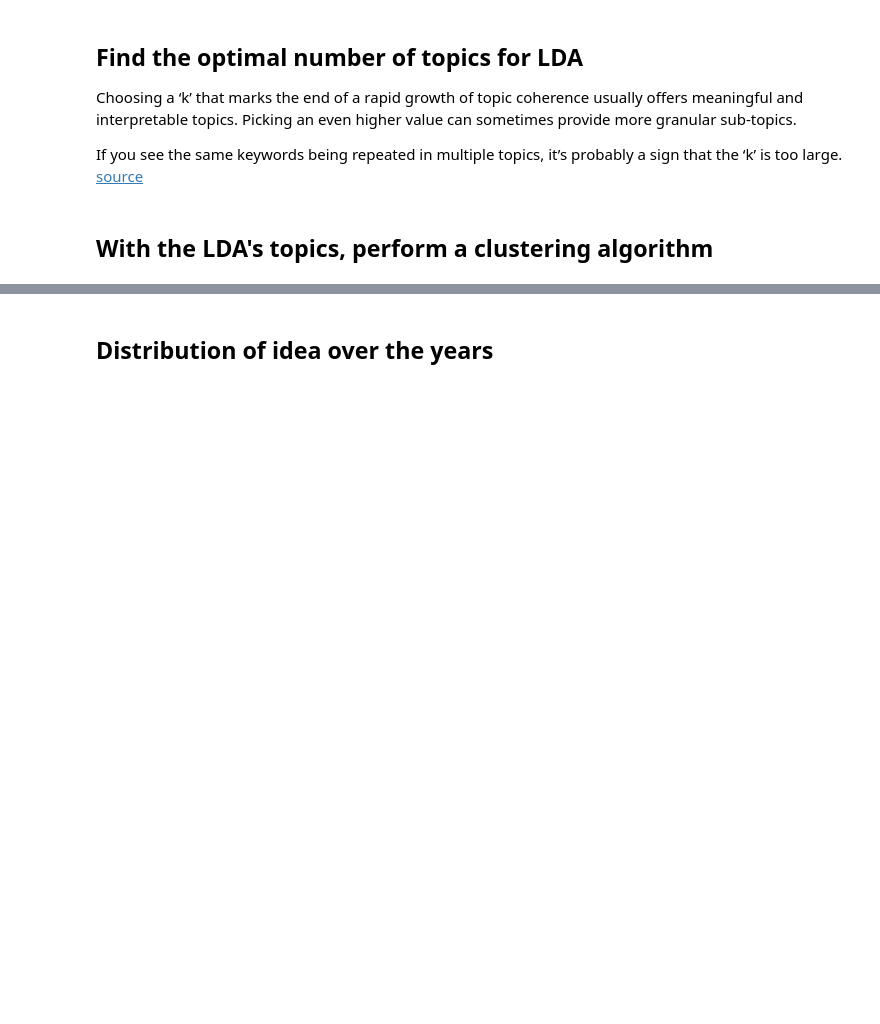
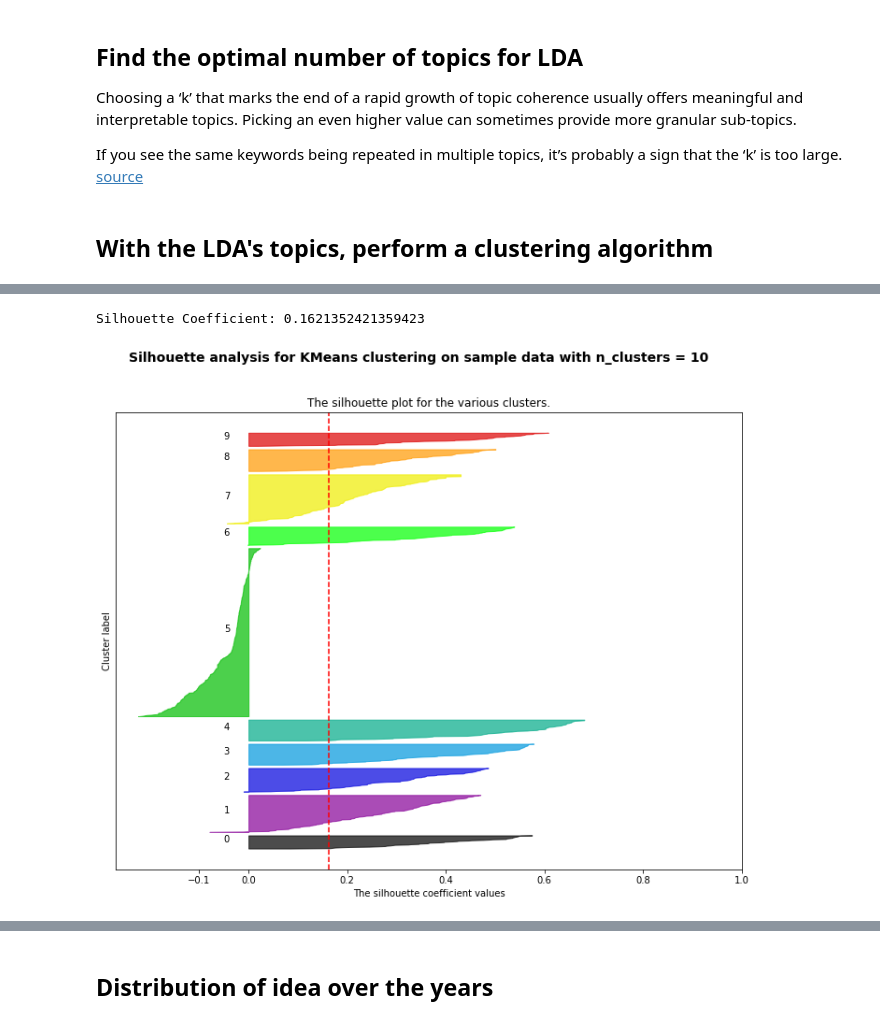
Before and after one commit to pchampio/EGC-2020, a Jupyter notebook: summary.ipynb, the cells around one changed output, grey strips where cells are left out. Saved outputs shown, nothing was run; the diff lists cells and outputs as text; code cells hidden in the pictures; blank space fills up the shorter version.

```diff
--- a/summary.ipynb
+++ b/summary.ipynb
@@ -336,0 +327,56 @@ class cluster_label():
+# %%
+# Compute the SILHOUETTE score
+silhouette_avg = metrics.silhouette_score(lda_csc_matrix, km.labels_)
+print('Silhouette Coefficient:', silhouette_avg)
+
+
+import matplotlib.cm as cm
+# Compute the silhouette scores for each sample
+sample_silhouette_values = metrics.silhouette_samples(lda_csc_matrix, km.labels_)
+
+y_lower = 10
+for i in range(n_clusters):
+    fig_size = plt.rcParams["figure.figsize"]
+    fig_size[0] = 12
+    fig_size[1] = 9
+    plt.rcParams["figure.figsize"] = fig_size
+    # Aggregate the silhouette scores for samples belonging to
+    # cluster i, and sort them
+    ith_cluster_silhouette_values = \
+        sample_silhouette_values[km.labels_ == i]
+
+    ith_cluster_silhouette_values.sort()
+
+    size_cluster_i = ith_cluster_silhouette_values.shape[0]
+    y_upper = y_lower + size_cluster_i
+
+    color = cm.nipy_spectral(float(i) / n_clusters)
+    plt.fill_betweenx(np.arange(y_lower, y_upper),
+                      0, ith_cluster_silhouette_values,
+                      facecolor=color, edgecolor=color, alpha=0.7)
+
+    # Label the silhouette plots with their cluster numbers at the middle
+    plt.text(-0.05, y_lower + 0.5 * size_cluster_i, str(i))
+
+    # Compute the new y_lower for next plot
+    y_lower = y_upper + 10  # 10 for the 0 samples
+
+plt.title("The silhouette plot for the various clusters.")
+plt.xlabel("The silhouette coefficient values")
+plt.ylabel("Cluster label")
+
+# The vertical line for average silhouette score of all the values
+plt.axvline(x=silhouette_avg, color="red", linestyle="--")
+
+plt.yticks([])  # Clear the yaxis labels / ticks
+plt.xticks([-0.1, 0, 0.2, 0.4, 0.6, 0.8, 1])
+
+
+plt.suptitle(("Silhouette analysis for KMeans clustering on sample data "
+              "with n_clusters = %d" % n_clusters),
+             fontsize=14, fontweight='bold')
+
+plt.show()
+# %% [output]
+Silhouette Coefficient: 0.1621352421359423
+[figure, added]
```
Also changed, not shown: parts of 17 cells of this notebook.
